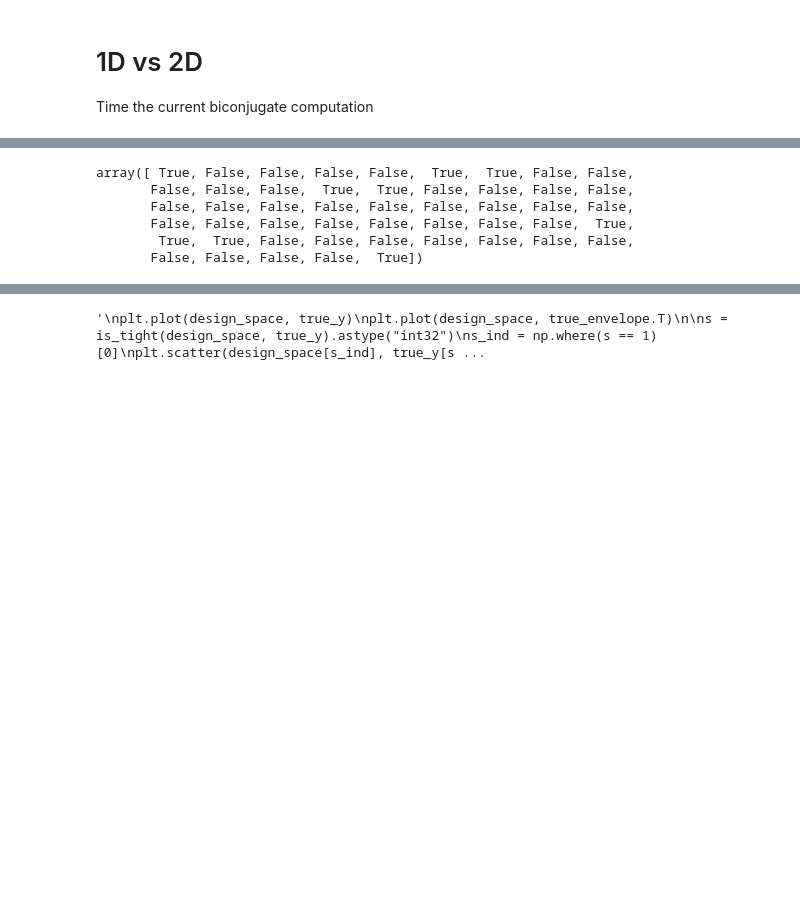
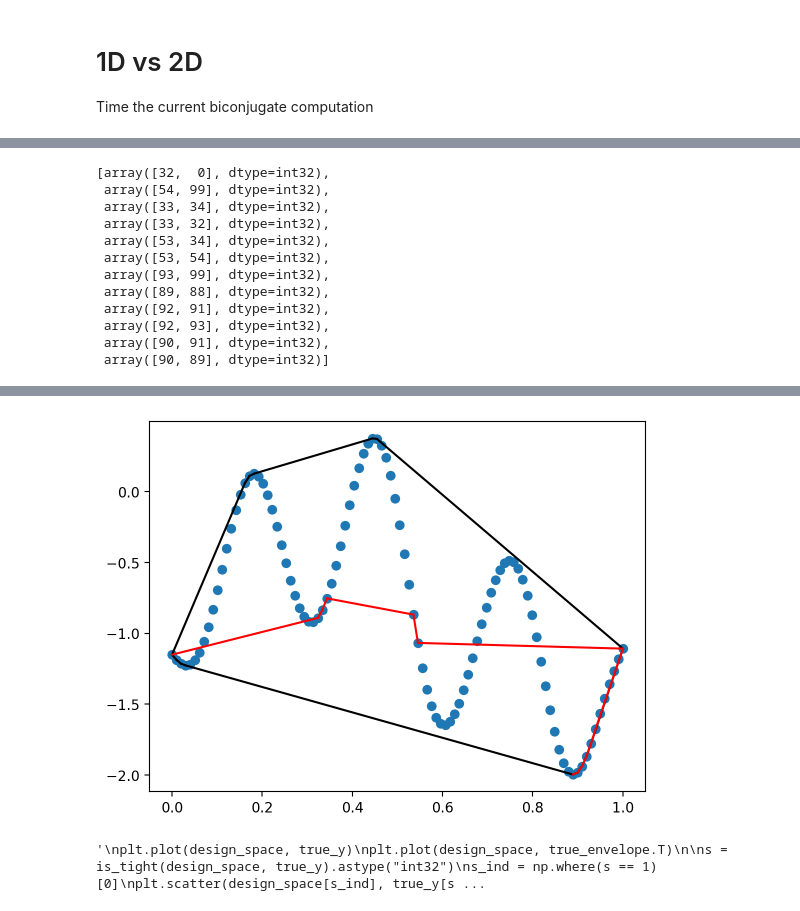
Before and after one commit to PrincetonLIPS/active-phase-mapping, a Jupyter notebook: notebooks/convex_hull_computations.ipynb, the cells around one changed output, grey strips where cells are left out. Saved outputs shown, nothing was run; the diff lists cells and outputs as text; code cells hidden in the pictures; blank space fills up the shorter version.

```diff
--- a/notebooks/convex_hull_computations.ipynb
+++ b/notebooks/convex_hull_computations.ipynb
@@ -178,7 +239,7 @@ npr.seed(seed); rng_key = jrnd.PRNGKey(seed)
 knot_x = jnp.linspace(0, 1, knot_N)
 design_space = knot_x[:, jnp.newaxis]
 
-for ind in range(5):
+for ind in range(1):
     true_y, true_envelope = generate_true_function(design_space, knot_N)
 
     plt.figure(); plt.scatter(design_space, true_y)
@@ -187,7 +248,7 @@ for ind in range(5):
     for simplex in hull.simplices:
         plt.plot(points[simplex, 0], points[simplex, 1], 'k-')
 
-    %time hullvals = convex_envelope(design_space, true_y)[0]
+    %time hullvals = convex_envelope(design_space, true_y)
 
     for i in hullvals:
         plt.scatter(design_space[i], true_y[i], c="tab:red", marker="x", s=200)
@@ -227,0 +269,6 @@ Wall time: 2.78 ms
+# %%
+tightset = set(hullvals)
+simps = []
+for i, simplex in enumerate(hull.simplices):
+    if (simplex[0] in tightset) and (simplex[1] in tightset):
+         simps.append(simplex)
@@ -228,9 +296,29 @@ Wall time: 2.78 ms
 # %%
-tights2
+simps
 # %% [output]
-array([ True, False, False, False, False,  True,  True, False, False,
-       False, False, False,  True,  True, False, False, False, False,
-       False, False, False, False, False, False, False, False, False,
-       False, False, False, False, False, False, False, False,  True,
-        True,  True, False, False, False, False, False, False, False,
-       False, False, False, False,  True])
+[array([32,  0], dtype=int32),
+ array([54, 99], dtype=int32),
+ array([33, 34], dtype=int32),
+ array([33, 32], dtype=int32),
+ array([53, 34], dtype=int32),
+ array([53, 54], dtype=int32),
+ array([93, 99], dtype=int32),
+ array([89, 88], dtype=int32),
+ array([92, 91], dtype=int32),
+ array([92, 93], dtype=int32),
+ array([90, 91], dtype=int32),
+ array([90, 89], dtype=int32)]
+# %%
+true_y, true_envelope = generate_true_function(design_space, knot_N)
+
+plt.figure(); plt.scatter(design_space, true_y)
+points = np.hstack([design_space, true_y[:, np.newaxis]])
+hull = ConvexHull(points)
+for simplex in hull.simplices:
+    plt.plot(points[simplex, 0], points[simplex, 1], 'k-')
+
+for simplex in simps:
+     plt.plot(points[simplex, 0], points[simplex, 1], 'r-')
+
+%time hullvals = convex_envelope(design_space, true_y)
+# %% [output]
@@ -237,3 +327,4 @@ array([ True, False, False, False, False,  True,  True, False, False,
+[figure, added]
 # %%
 """
 plt.plot(design_space, true_y)
```
Also changed, not shown: parts of 6 cells of this notebook, 1 other file.
